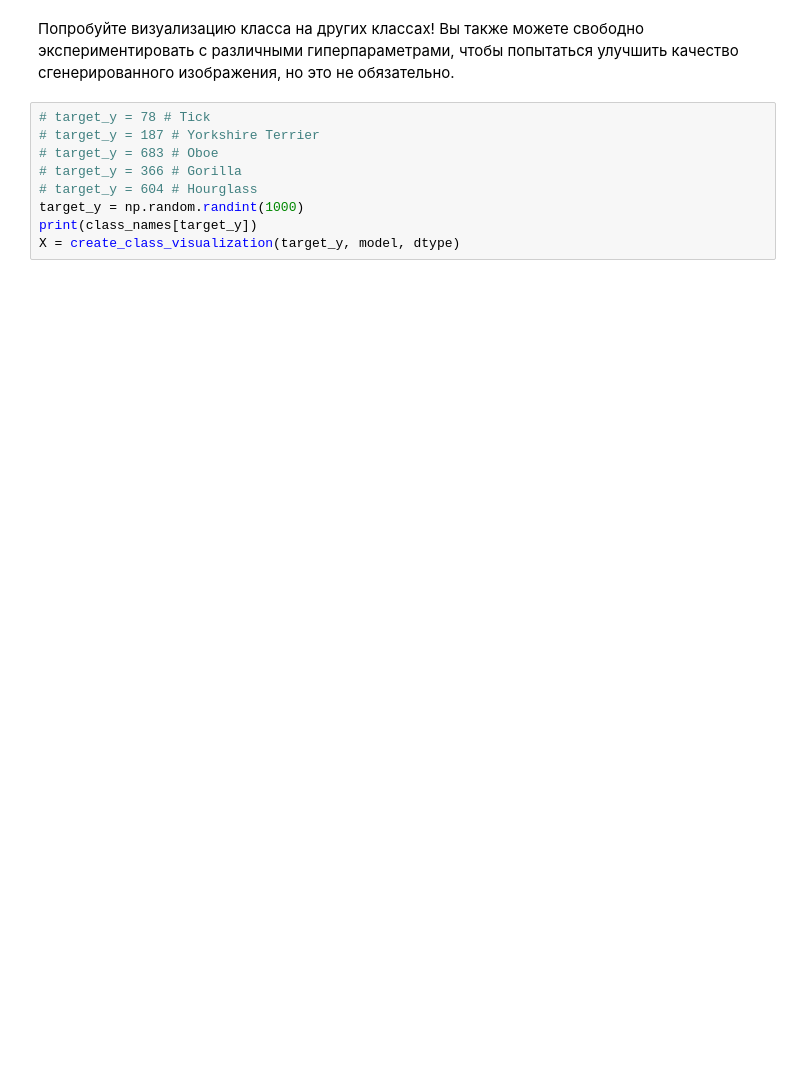
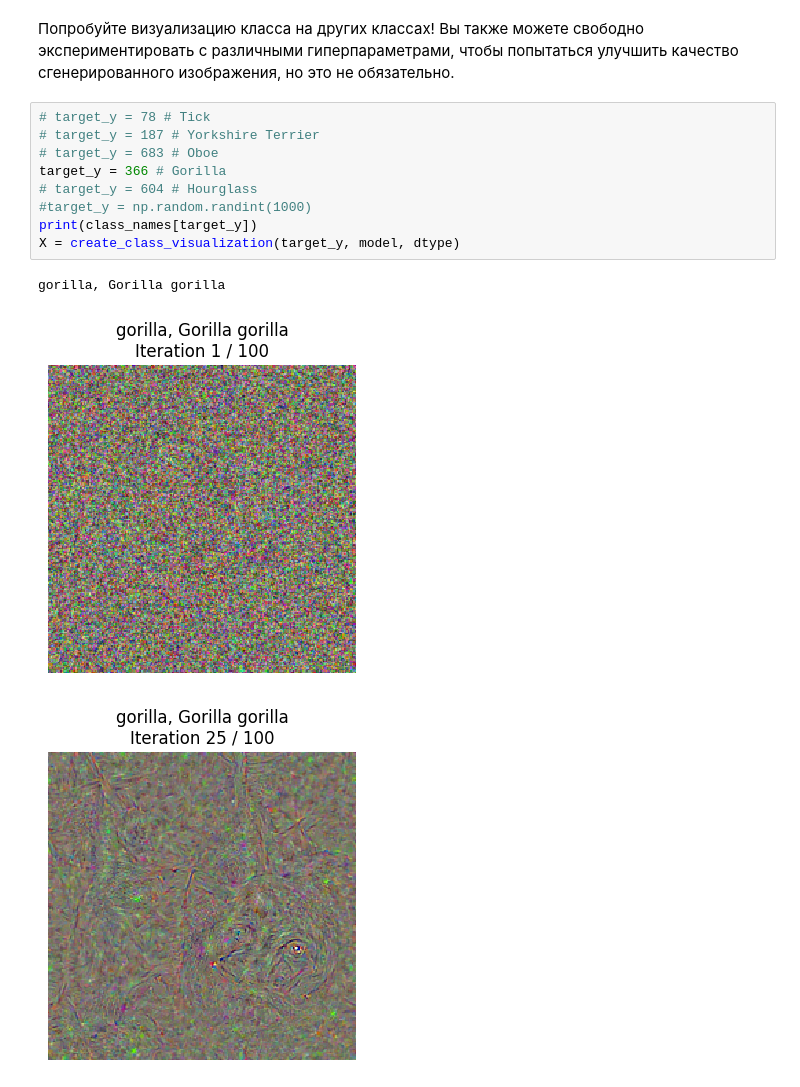
Before and after one commit to exp20/cs231n, a Jupyter notebook: assignment3/NetworkVisualization-PyTorch.ipynb, the cells around one changed output. Drawn from its saved outputs; the diff is of its cells as text; blank space fills up the shorter version.

Commit message:
assignment3: NetworkVisualization-PyTorch.ipynb

```diff
--- a/assignment3/NetworkVisualization-PyTorch.ipynb
+++ b/assignment3/NetworkVisualization-PyTorch.ipynb
@@ -350,9 +353,13 @@ out = create_class_visualization(target_y, model, dtype)
 # %%
 # target_y = 78 # Tick
 # target_y = 187 # Yorkshire Terrier
 # target_y = 683 # Oboe
-# target_y = 366 # Gorilla
+target_y = 366 # Gorilla
 # target_y = 604 # Hourglass
-target_y = np.random.randint(1000)
+#target_y = np.random.randint(1000)
 print(class_names[target_y])
 X = create_class_visualization(target_y, model, dtype)
+# %% [output]
+gorilla, Gorilla gorilla
+[figure, added]
+[figure, added]
```
Also changed, not shown: parts of 6 cells of this notebook, 1 other file.
